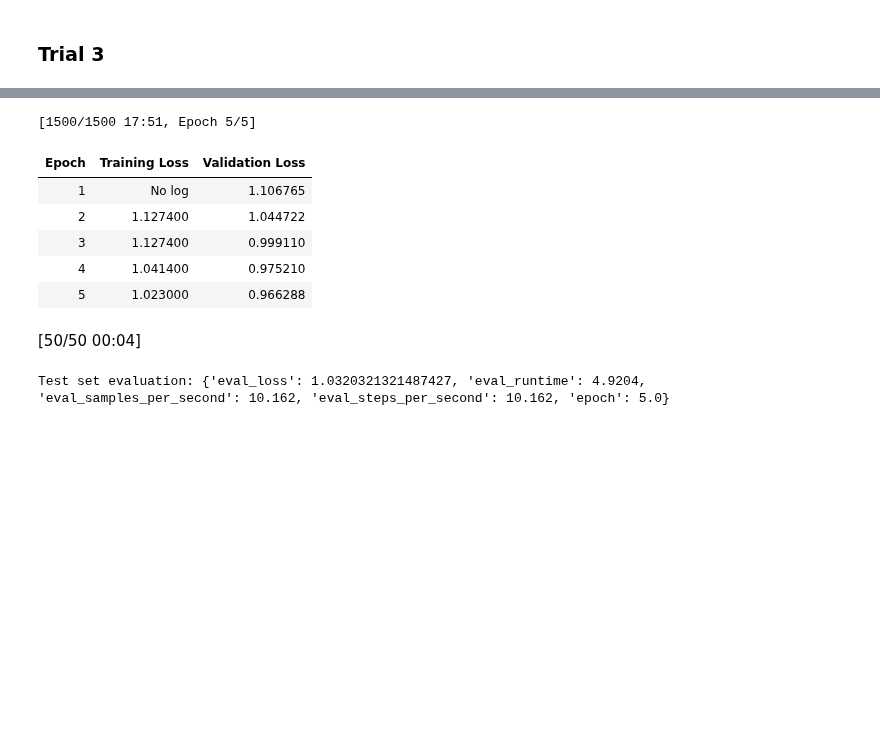
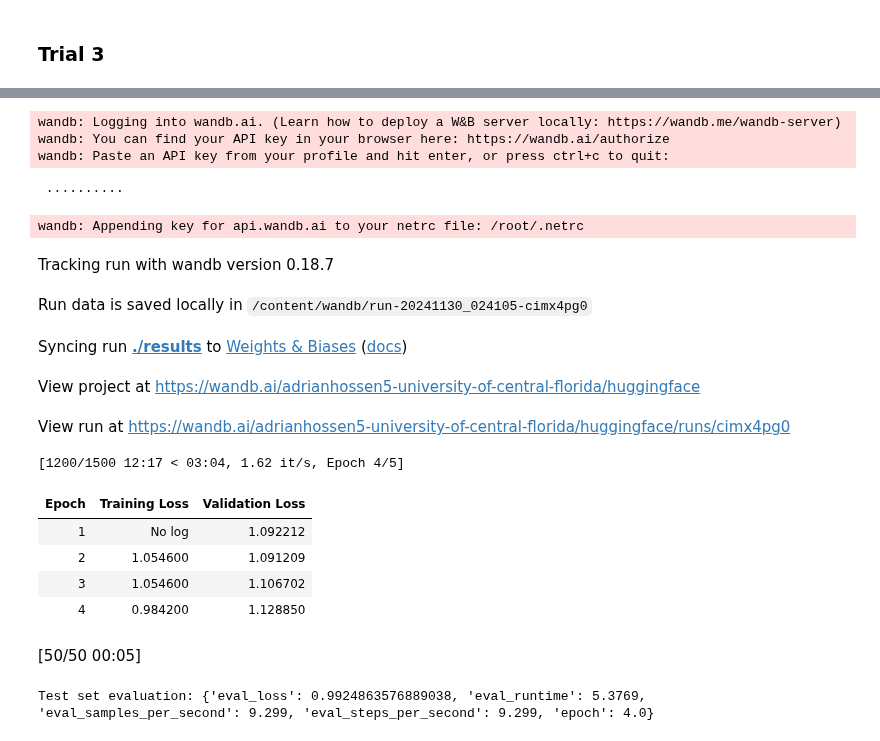
Before and after one commit to almond5/CAP5510_Datasets, a Jupyter notebook: qna_method/qna_gpt_2.ipynb, the cells around one changed output, grey strips where cells are left out. Cells and saved outputs as stored; diff of their text form; code cells hidden in the pictures; blank space fills up the shorter version.

```diff
--- a/qna_method/qna_gpt_2.ipynb
+++ b/qna_method/qna_gpt_2.ipynb
@@ -1099,6 +1121,10 @@ training_args = TrainingArguments(
     per_device_train_batch_size=1,
     per_device_eval_batch_size=1,
     weight_decay=0.01,
+    save_strategy="epoch",
+    load_best_model_at_end=True,
+    metric_for_best_model="eval_loss",
+    greater_is_better=False
 )
 
 # Initialize the Trainer
@@ -1108,6 +1134,7 @@ trainer = Trainer(
     train_dataset=train_dataset,
     eval_dataset=val_dataset,
     tokenizer=tokenizer,
+    callbacks=[EarlyStoppingCallback(early_stopping_patience=2)]
 )
 
 # Train the model
@@ -1123,12 +1153,21 @@ You should probably TRAIN this model on a down-stream task to be able to use it
-[1500/1500 17:51, Epoch 5/5]
+wandb: Logging into wandb.ai. (Learn how to deploy a W&B server locally: https://wandb.me/wandb-server)
+wandb: You can find your API key in your browser here: https://wandb.ai/authorize
+wandb: Paste an API key from your profile and hit enter, or press ctrl+c to quit:
+ ··········
+wandb: Appending key for api.wandb.ai to your netrc file: /root/.netrc
+Tracking run with wandb version 0.18.7
+Run data is saved locally in /content/wandb/run-20241130_024105-cimx4pg0
+Syncing run ./results to Weights & Biases (docs)
+View project at https://wandb.ai/adrianhossen5-university-of-central-florida/huggingface
+View run at https://wandb.ai/adrianhossen5-university-of-central-florida/huggingface/runs/cimx4pg0
+[1200/1500 12:17 < 03:04, 1.62 it/s, Epoch 4/5]
 | Epoch | Training Loss | Validation Loss |
-| 1 | No log | 1.106765 |
-| 2 | 1.127400 | 1.044722 |
-| 3 | 1.127400 | 0.999110 |
-| 4 | 1.041400 | 0.975210 |
-| 5 | 1.023000 | 0.966288 |
+| 1 | No log | 1.092212 |
+| 2 | 1.054600 | 1.091209 |
+| 3 | 1.054600 | 1.106702 |
+| 4 | 0.984200 | 1.128850 |
-[50/50 00:04]
-Test set evaluation: {'eval_loss': 1.0320321321487427, 'eval_runtime': 4.9204, 'eval_samples_per_second': 10.162, 'eval_steps_per_second': 10.162, 'epoch': 5.0}
+[50/50 00:05]
+Test set evaluation: {'eval_loss': 0.9924863576889038, 'eval_runtime': 5.3769, 'eval_samples_per_second': 9.299, 'eval_steps_per_second': 9.299, 'epoch': 4.0}
 # %%
 # Define the function to predict using the trained model
 def predict_answer(question, context):
```
Also changed, not shown: parts of 15 cells of this notebook.
